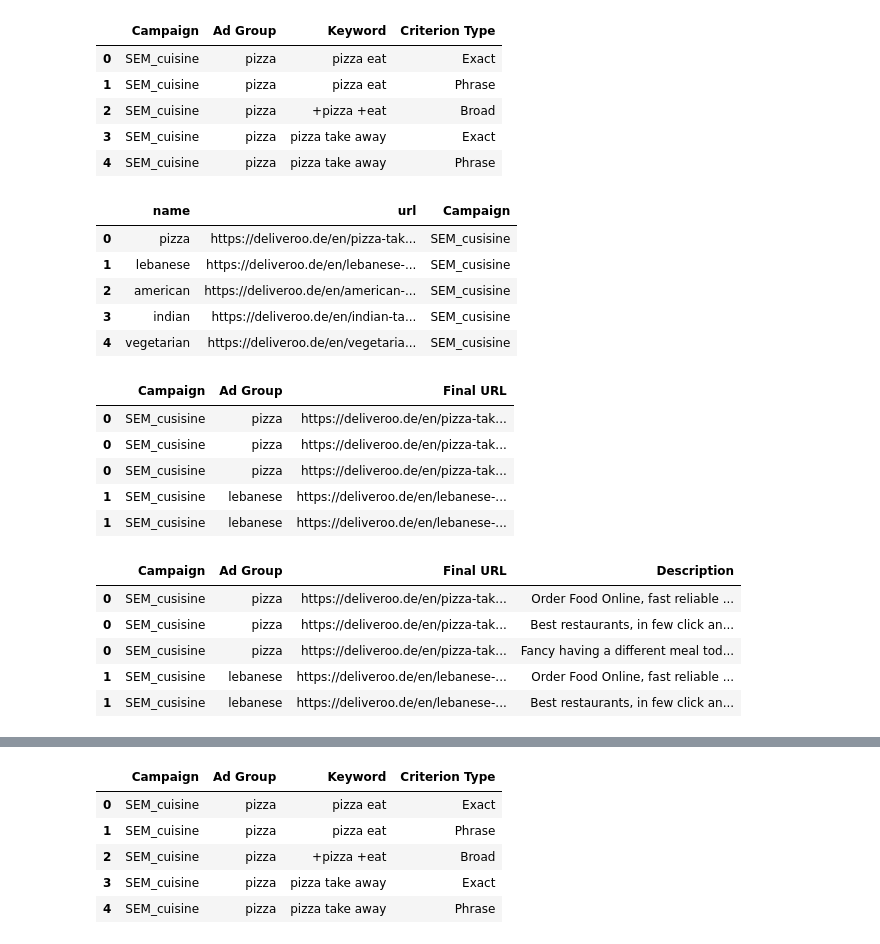
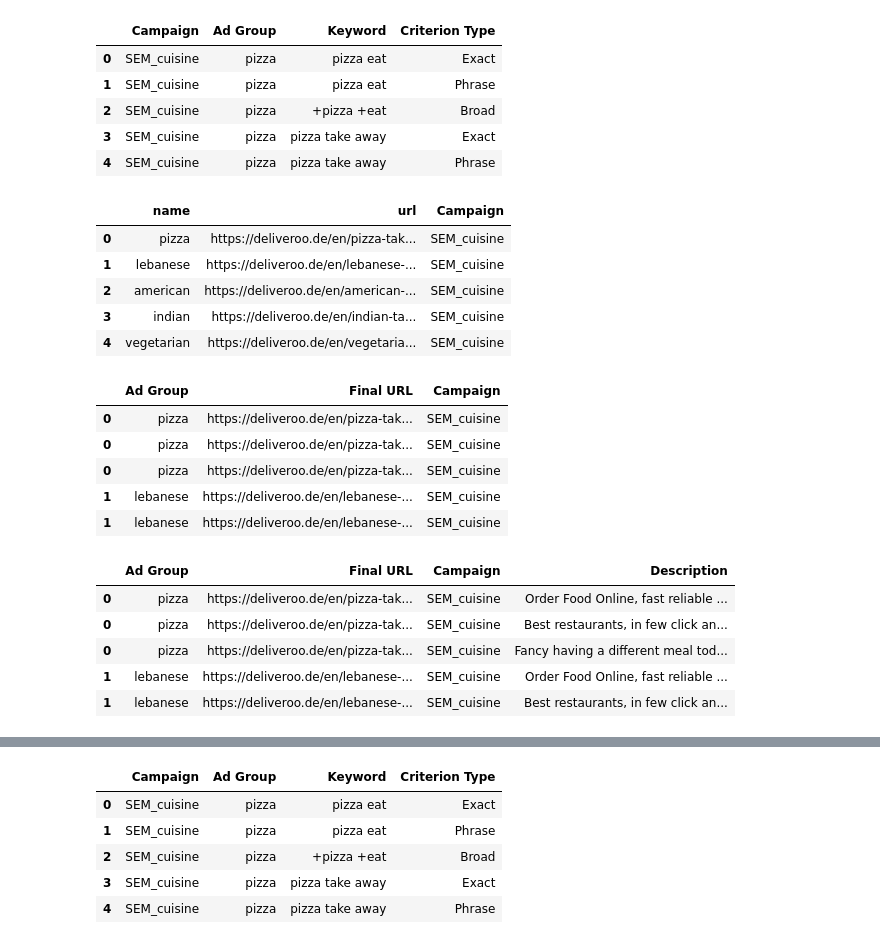
Before and after one commit to BambyG/SEM_generator, a Jupyter notebook: SEM_Campaign_generator.ipynb, the cells around one changed output, grey strips where cells are left out. Saved outputs shown, nothing was run; the diff lists cells and outputs as text; code cells hidden in the pictures.

Commit message:
Final tables

```diff
--- a/SEM_Campaign_generator.ipynb
+++ b/SEM_Campaign_generator.ipynb
@@ -204,25 +203,25 @@ total rows: 858
 | 3 | SEM_cuisine | pizza | pizza take away | Exact |
 | 4 | SEM_cuisine | pizza | pizza take away | Phrase |
 # %%
-df['Campaign'] = 'SEM_cusisine'
+df['Campaign'] = 'SEM_cuisine'
 df.head()
 # %% [output]
 |  | name | url | Campaign |
-| 0 | pizza | https://deliveroo.de/en/pizza-tak... | SEM_cusisine |
-| 1 | lebanese | https://deliveroo.de/en/lebanese-... | SEM_cusisine |
-| 2 | american | https://deliveroo.de/en/american-... | SEM_cusisine |
-| 3 | indian | https://deliveroo.de/en/indian-ta... | SEM_cusisine |
-| 4 | vegetarian | https://deliveroo.de/en/vegetaria... | SEM_cusisine |
+| 0 | pizza | https://deliveroo.de/en/pizza-tak... | SEM_cuisine |
+| 1 | lebanese | https://deliveroo.de/en/lebanese-... | SEM_cuisine |
+| 2 | american | https://deliveroo.de/en/american-... | SEM_cuisine |
+| 3 | indian | https://deliveroo.de/en/indian-ta... | SEM_cuisine |
+| 4 | vegetarian | https://deliveroo.de/en/vegetaria... | SEM_cuisine |
 # %%
-n_adgroups = df.shape[0]
-df_ads = df.rename(columns={'name': 'Ad Group', 'url': 'Final URL'})
-df_ads = df_ads[['Campaign', 'Ad Group', 'Final URL']]
-df_ads = df_ads.iloc[[x  for x in range(n_adgroups) for i in range(3)], :]
+totalgr = len(df)
+df_ads = df.rename(columns={'name': 'Ad Group', 'url': 'Final URL'})#
+df_ads[['Campaign', 'Ad Group', 'Final URL']]
+df_ads= df_ads.iloc[[x  for x in range(totalgr) for i in range(3)], :]
 df_ads.head()
 # %% [output]
-|  | Campaign | Ad Group | Final URL |
-| 0 | SEM_cusisine | pizza | https://deliveroo.de/en/pizza-tak... |
-| 0 | SEM_cusisine | pizza | https://deliveroo.de/en/pizza-tak... |
-| 0 | SEM_cusisine | pizza | https://deliveroo.de/en/pizza-tak... |
-| 1 | SEM_cusisine | lebanese | https://deliveroo.de/en/lebanese-... |
-| 1 | SEM_cusisine | lebanese | https://deliveroo.de/en/lebanese-... |
+|  | Ad Group | Final URL | Campaign |
+| 0 | pizza | https://deliveroo.de/en/pizza-tak... | SEM_cuisine |
+| 0 | pizza | https://deliveroo.de/en/pizza-tak... | SEM_cuisine |
+| 0 | pizza | https://deliveroo.de/en/pizza-tak... | SEM_cuisine |
+| 1 | lebanese | https://deliveroo.de/en/lebanese-... | SEM_cuisine |
+| 1 | lebanese | https://deliveroo.de/en/lebanese-... | SEM_cuisine |
@@ -237,16 +231,16 @@ Description = [
     'Best restaurants, in few click and get your food at your choosen location',
     'Fancy having a different meal today? Choose among our partnership restaurants'
 ]
-Description = [x for i in range(n_adgroups) for x in Description ]
+Description = [x for i in range(totalgr) for x in Description ]
 df_ads['Description'] = Description
 df_ads.head()
 # %% [output]
-|  | Campaign | Ad Group | Final URL | Description |
-| 0 | SEM_cusisine | pizza | https://deliveroo.de/en/pizza-tak... | Order Food Online, fast reliable ... |
-| 0 | SEM_cusisine | pizza | https://deliveroo.de/en/pizza-tak... | Best restaurants, in few click an... |
-| 0 | SEM_cusisine | pizza | https://deliveroo.de/en/pizza-tak... | Fancy having a different meal tod... |
-| 1 | SEM_cusisine | lebanese | https://deliveroo.de/en/lebanese-... | Order Food Online, fast reliable ... |
-| 1 | SEM_cusisine | lebanese | https://deliveroo.de/en/lebanese-... | Best restaurants, in few click an... |
+|  | Ad Group | Final URL | Campaign | Description |
+| 0 | pizza | https://deliveroo.de/en/pizza-tak... | SEM_cuisine | Order Food Online, fast reliable ... |
+| 0 | pizza | https://deliveroo.de/en/pizza-tak... | SEM_cuisine | Best restaurants, in few click an... |
+| 0 | pizza | https://deliveroo.de/en/pizza-tak... | SEM_cuisine | Fancy having a different meal tod... |
+| 1 | lebanese | https://deliveroo.de/en/lebanese-... | SEM_cuisine | Order Food Online, fast reliable ... |
+| 1 | lebanese | https://deliveroo.de/en/lebanese-... | SEM_cuisine | Best restaurants, in few click an... |
 # %%
 df_ads['Headline 1'] = df_ads['Ad Group'] + ' Food Delivery Service'
 df_ads['Headline 1']= df_ads['Headline 1'].str.title()
```
Also changed, not shown: parts of 3 cells of this notebook.
